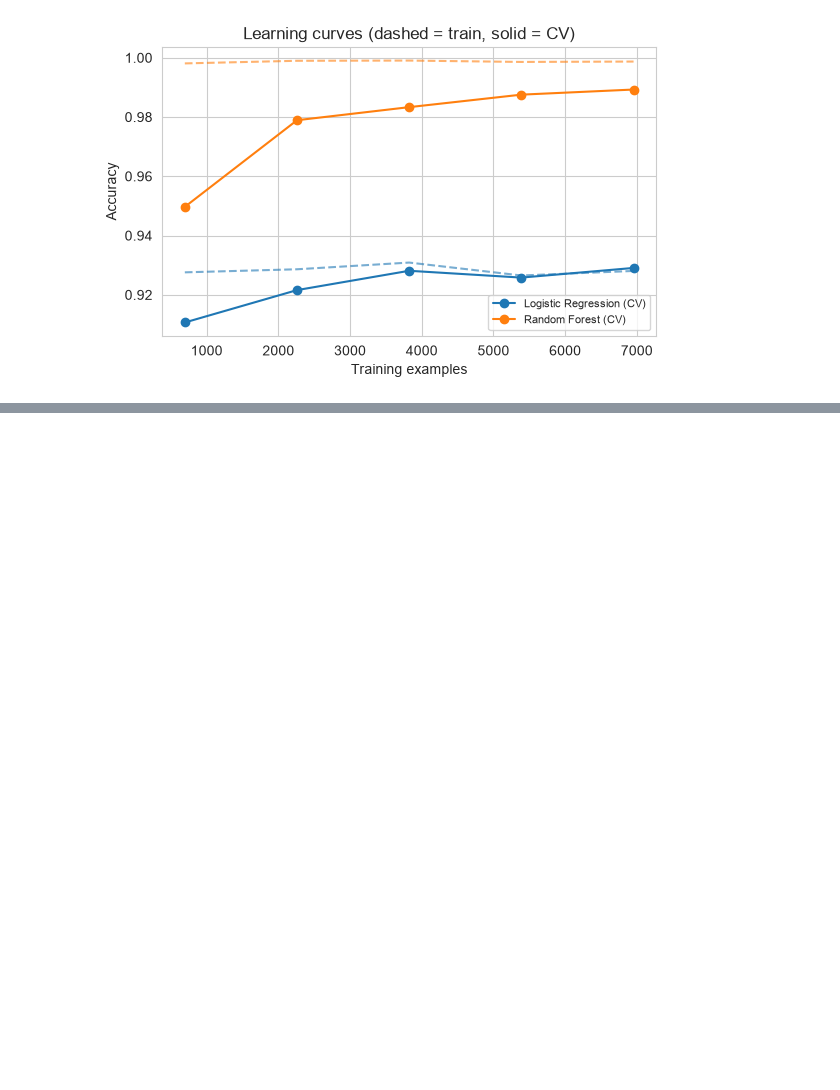
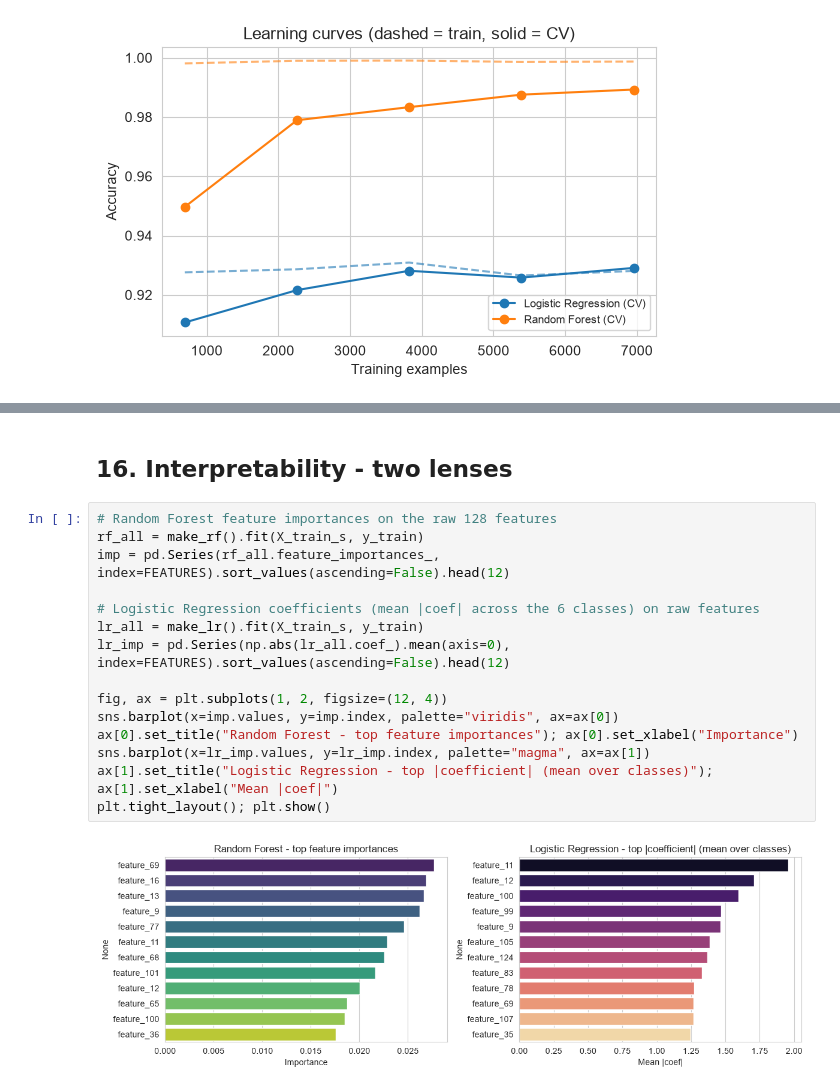
Before and after one commit to IT21361036/FML-Assignment, a Jupyter notebook: FML_Assignment.ipynb, the cells around one changed output, grey strips where cells are left out. Saved outputs shown, nothing was run; the diff lists cells and outputs as text; blank space fills up the shorter version.

```diff
--- a/FML_Assignment.ipynb
+++ b/FML_Assignment.ipynb
@@ -469,0 +515,19 @@ plt.tight_layout(); plt.show()
+# %% [markdown]
+## 16. Interpretability - two lenses
+# %%
+# Random Forest feature importances on the raw 128 features
+rf_all = make_rf().fit(X_train_s, y_train)
+imp = pd.Series(rf_all.feature_importances_, index=FEATURES).sort_values(ascending=False).head(12)
+
+# Logistic Regression coefficients (mean |coef| across the 6 classes) on raw features
+lr_all = make_lr().fit(X_train_s, y_train)
+lr_imp = pd.Series(np.abs(lr_all.coef_).mean(axis=0), index=FEATURES).sort_values(ascending=False).head(12)
+
+fig, ax = plt.subplots(1, 2, figsize=(12, 4))
+sns.barplot(x=imp.values, y=imp.index, palette="viridis", ax=ax[0])
+ax[0].set_title("Random Forest - top feature importances"); ax[0].set_xlabel("Importance")
+sns.barplot(x=lr_imp.values, y=lr_imp.index, palette="magma", ax=ax[1])
+ax[1].set_title("Logistic Regression - top |coefficient| (mean over classes)"); ax[1].set_xlabel("Mean |coef|")
+plt.tight_layout(); plt.show()
+# %% [output]
+[figure, added]
```
Also changed, not shown: parts of 3 cells of this notebook.
